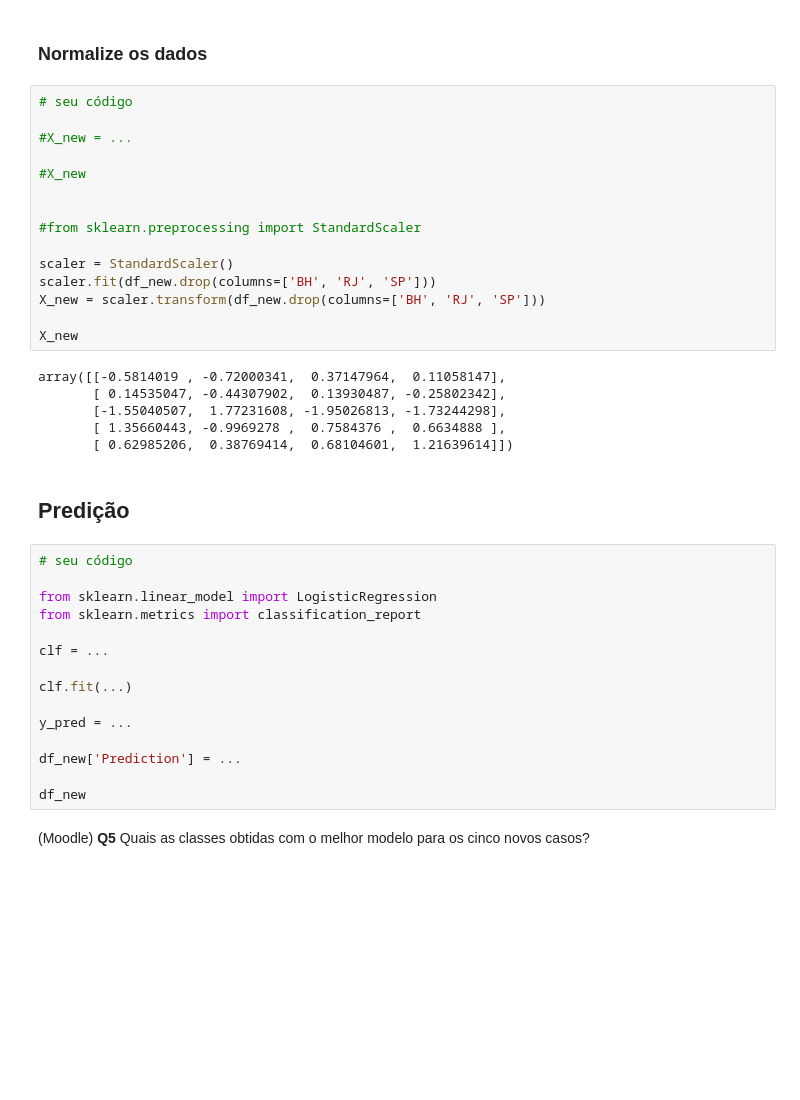
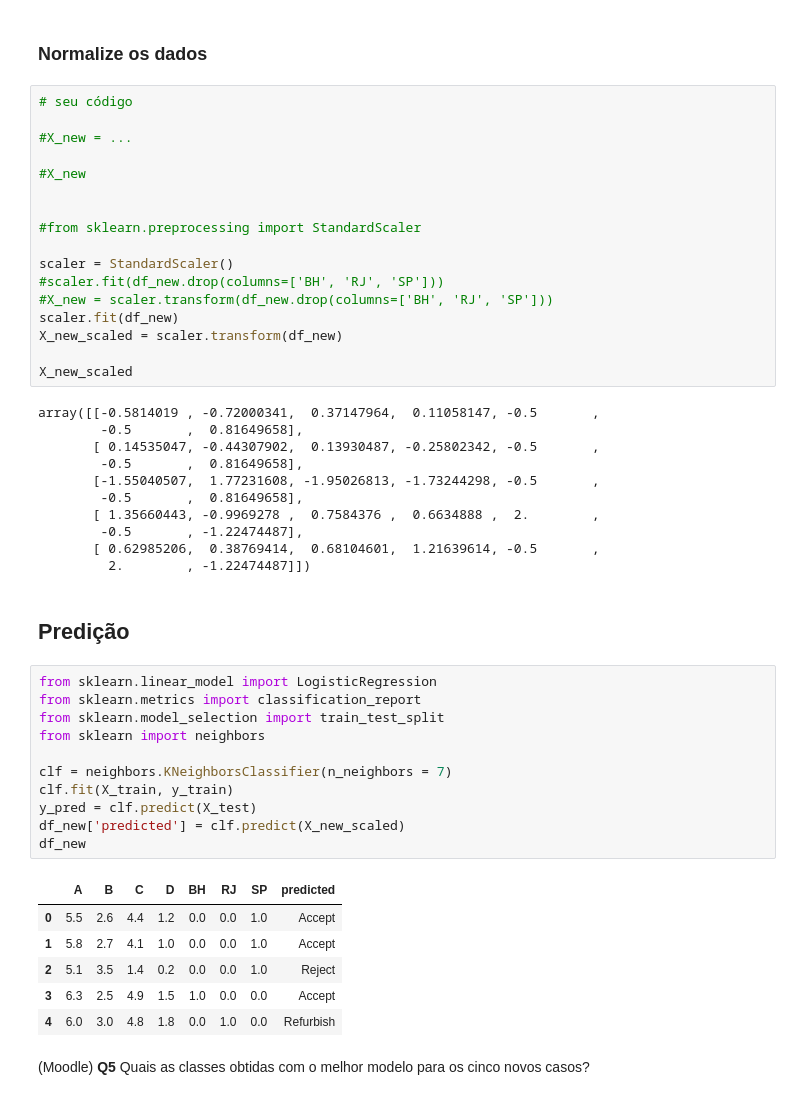
Before and after one commit to NilbertoFreitas/Mineracao_de_Dados, a Jupyter notebook: BIG_A3_Classificacao-Nilberto.ipynb, the cells around one changed output. Cells and saved outputs as stored; diff of their text form; blank space fills up the shorter version.

```diff
--- a/BIG_A3_Classificacao-Nilberto.ipynb
+++ b/BIG_A3_Classificacao-Nilberto.ipynb
@@ -374,33 +362,43 @@ df_new.head()
 #from sklearn.preprocessing import StandardScaler
 
 scaler = StandardScaler()
-scaler.fit(df_new.drop(columns=['BH', 'RJ', 'SP']))
-X_new = scaler.transform(df_new.drop(columns=['BH', 'RJ', 'SP']))
+#scaler.fit(df_new.drop(columns=['BH', 'RJ', 'SP']))
+#X_new = scaler.transform(df_new.drop(columns=['BH', 'RJ', 'SP']))
+scaler.fit(df_new)
+X_new_scaled = scaler.transform(df_new)
 
-X_new
+X_new_scaled
 # %% [output]
-array([[-0.5814019 , -0.72000341,  0.37147964,  0.11058147],
-       [ 0.14535047, -0.44307902,  0.13930487, -0.25802342],
-       [-1.55040507,  1.77231608, -1.95026813, -1.73244298],
-       [ 1.35660443, -0.9969278 ,  0.7584376 ,  0.6634888 ],
-       [ 0.62985206,  0.38769414,  0.68104601,  1.21639614]])
+array([[-0.5814019 , -0.72000341,  0.37147964,  0.11058147, -0.5       ,
+        -0.5       ,  0.81649658],
+       [ 0.14535047, -0.44307902,  0.13930487, -0.25802342, -0.5       ,
+        -0.5       ,  0.81649658],
+       [-1.55040507,  1.77231608, -1.95026813, -1.73244298, -0.5       ,
+        -0.5       ,  0.81649658],
+       [ 1.35660443, -0.9969278 ,  0.7584376 ,  0.6634888 ,  2.        ,
+        -0.5       , -1.22474487],
+       [ 0.62985206,  0.38769414,  0.68104601,  1.21639614, -0.5       ,
+         2.        , -1.22474487]])
 # %% [markdown]
 ## Predição
 # %%
-# seu código
-
 from sklearn.linear_model import LogisticRegression
 from sklearn.metrics import classification_report
+from sklearn.model_selection import train_test_split
+from sklearn import neighbors
 
-clf = ...
-
-clf.fit(...)
-
-y_pred = ...
-
-df_new['Prediction'] = ...
-
+clf = neighbors.KNeighborsClassifier(n_neighbors = 7)
+clf.fit(X_train, y_train)
+y_pred = clf.predict(X_test)
+df_new['predicted'] = clf.predict(X_new_scaled)
 df_new
+# %% [output]
+|  | A | B | C | D | BH | RJ | SP | predicted |
+| 0 | 5.5 | 2.6 | 4.4 | 1.2 | 0.0 | 0.0 | 1.0 | Accept |
+| 1 | 5.8 | 2.7 | 4.1 | 1.0 | 0.0 | 0.0 | 1.0 | Accept |
+| 2 | 5.1 | 3.5 | 1.4 | 0.2 | 0.0 | 0.0 | 1.0 | Reject |
+| 3 | 6.3 | 2.5 | 4.9 | 1.5 | 1.0 | 0.0 | 0.0 | Accept |
+| 4 | 6.0 | 3.0 | 4.8 | 1.8 | 0.0 | 1.0 | 0.0 | Refurbish |
 # %% [markdown]
 (Moodle) **Q5** Quais as classes obtidas com o melhor modelo para os cinco novos casos?
 # %% [markdown]
```
Also changed, not shown: parts of 2 cells of this notebook.
